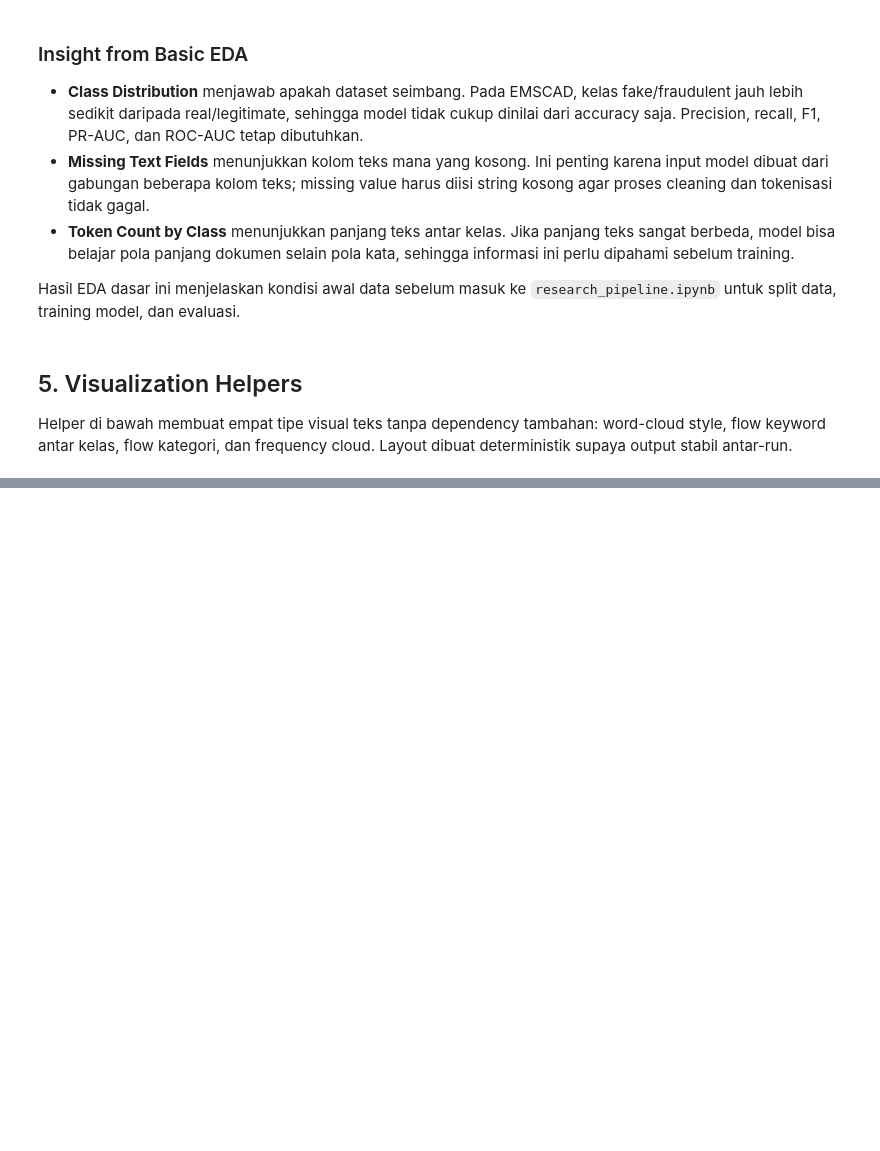
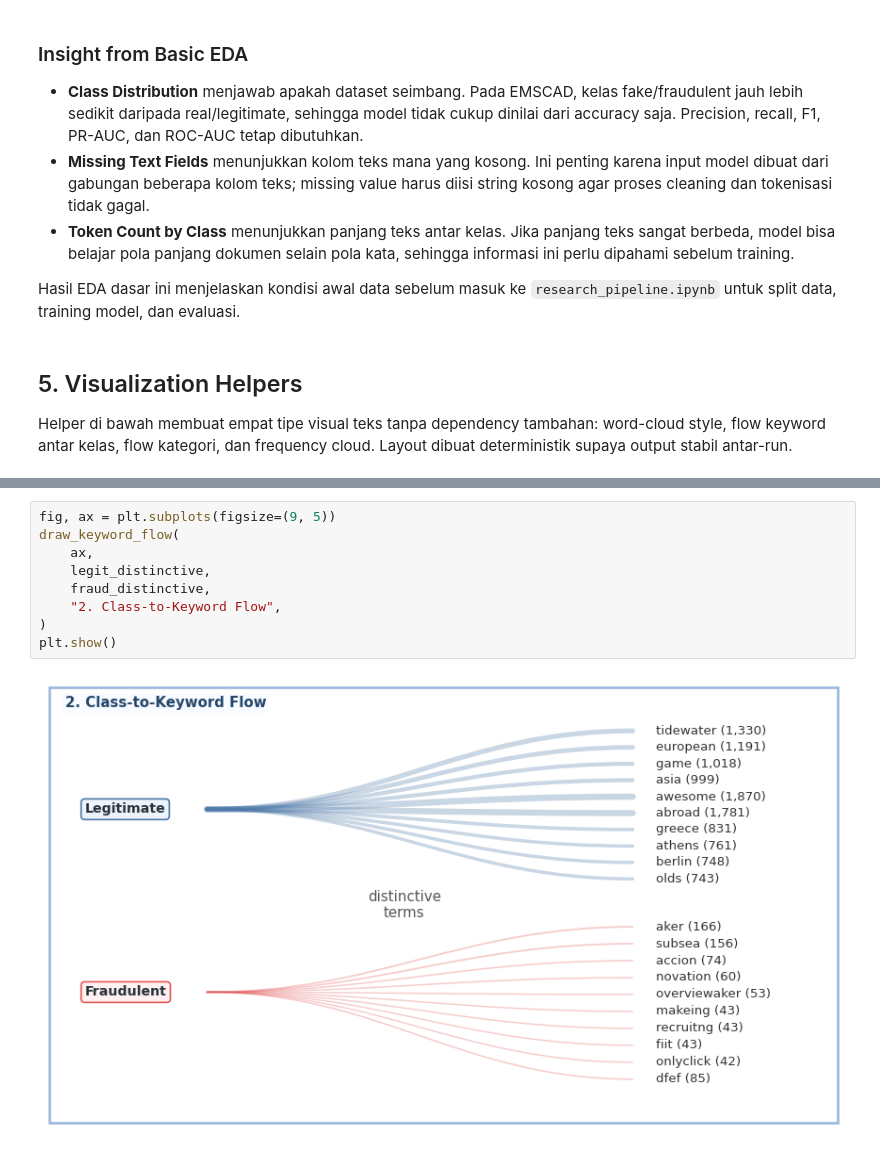
Before and after one commit to z0zero/job-scam-BERT-ALBERT-RoBERTa, a Jupyter notebook: eda_text_visualization.ipynb, the cells around one changed output, grey strips where cells are left out. Drawn from its saved outputs; the diff is of its cells as text; blank space fills up the shorter version.

```diff
--- a/eda_text_visualization.ipynb
+++ b/eda_text_visualization.ipynb
@@ -596,0 +679,11 @@ Saved figure to: /content/artifacts/figures/eda_text_visualization_examples.png
+# %%
+fig, ax = plt.subplots(figsize=(9, 5))
+draw_keyword_flow(
+    ax,
+    legit_distinctive,
+    fraud_distinctive,
+    "2. Class-to-Keyword Flow",
+)
+plt.show()
+# %% [output]
+[figure, added]
```
Also changed, not shown: parts of 17 cells of this notebook, 8 other files.
